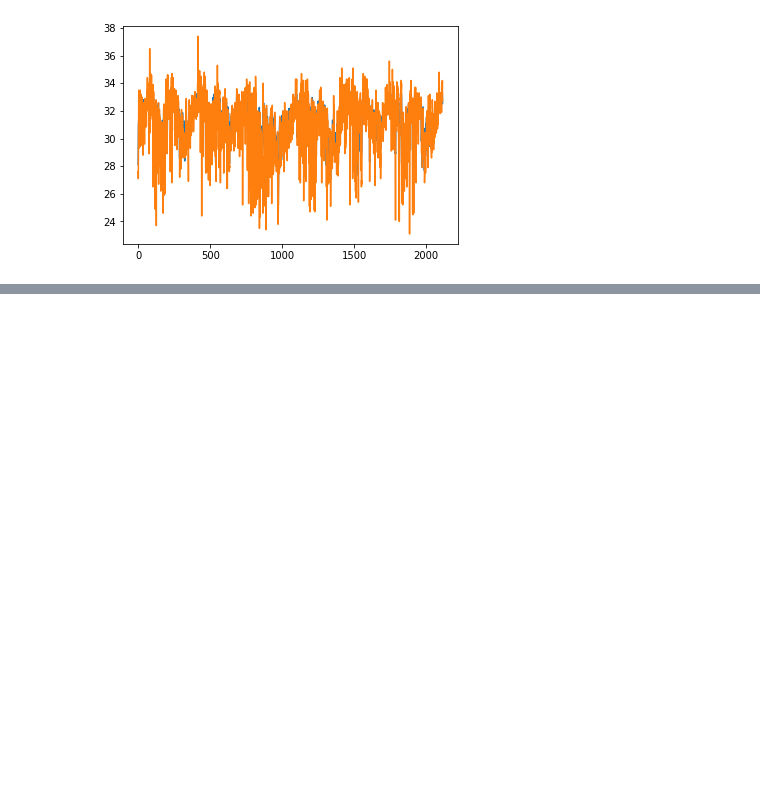
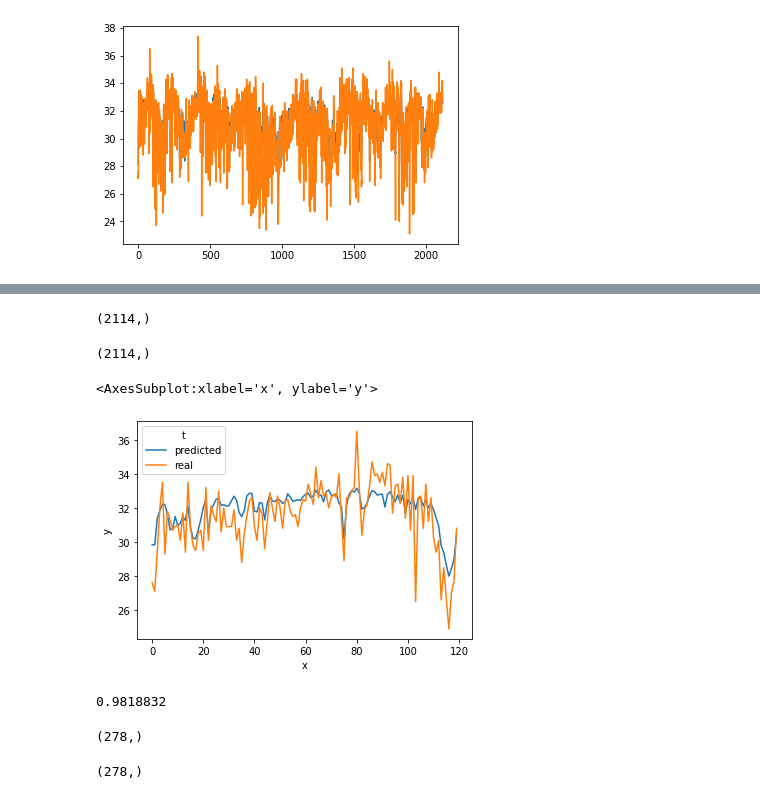
Before and after one commit to chiahsun/problem_solving, a Jupyter notebook: kaggle/weather-dataset-rattle-package/SimpleRNN.ipynb, the cells around one changed output, grey strips where cells are left out. Drawn from its saved outputs; the diff is of its cells as text; code cells hidden in the pictures; blank space fills up the shorter version.

Commit message:
Add LSTM

```diff
--- a/kaggle/weather-dataset-rattle-package/SimpleRNN.ipynb
+++ b/kaggle/weather-dataset-rattle-package/SimpleRNN.ipynb
@@ -438,0 +487,13 @@ sns.lineplot(data = C, x = 'x', y = 'y', hue = 't')
+# %%
+model = keras.models.Sequential([
+    keras.layers.LSTM(100, return_sequences = True, stateful = True, batch_input_shape = [1, None, input_shape]),
+    keras.layers.Dropout(0.3),
+    keras.layers.LSTM(100, return_sequences = True, stateful = True),
+    keras.layers.Dropout(0.3),
+    keras.layers.Dense(100),
+    keras.layers.BatchNormalization(),
+    keras.layers.Dense(1),
+#    keras.layers.Lambda(lambda x: x * 40.0),
+])
+
+model.summary()
@@ -438,0 +556,14 @@ sns.lineplot(data = C, x = 'x', y = 'y', hue = 't')
+# %%
+# TODO: use sequential_window_dataset and map?
+def sequential_window_x_only_dataset(series, window_size):
+    ds = tf.data.Dataset.from_tensor_slices(series)
+    ds = ds.window(window_size, shift = 1, drop_remainder = True)
+    ds = ds.flat_map(lambda w: w.batch(window_size))
+    ds = ds.batch(1).prefetch(1)
+    return ds
+
+ds = sequential_window_x_only_dataset(train, WINDOW_SIZE)
+print(ds.element_spec)
+
+model.reset_states()
+predicted_train = model.predict(ds)
@@ -438,0 +593,27 @@ sns.lineplot(data = C, x = 'x', y = 'y', hue = 't')
+# %%
+selected_predicted_train = tf.squeeze(
+    predicted_train[:,-1,:],
+    axis = -1,
+)
+print(selected_predicted_train.shape)
+# %% [output]
+(2114,)
+# %%
+real = train[WINDOW_SIZE-1:].to_numpy()[:,target_feature_pos]
+print(real.shape)
+# %% [output]
+(2114,)
+# %%
+predicted = selected_predicted_train
+end = 120
+A = pd.DataFrame({'x': range(len(predicted[:end])), 'y': predicted[:end], 't': 'predicted'})
+B = pd.DataFrame({'x': range(len(predicted[:end])), 'y': real[:end], 't': 'real'})
+C = pd.concat([A, B])
+sns.lineplot(data = C, x = 'x', y = 'y', hue = 't')
+# %% [output]
+<AxesSubplot:xlabel='x', ylabel='y'>
+[figure, added]
+# %%
+keras.metrics.mean_absolute_error(real, predicted).numpy()
+# %% [output]
+0.9818832
@@ -438,0 +624,13 @@ sns.lineplot(data = C, x = 'x', y = 'y', hue = 't')
+# %%
+selected_predicted_test = tf.squeeze(
+    predicted_test[:,-1,:],
+    axis = -1,
+)
+print(selected_predicted_test.shape)
+# %% [output]
+(278,)
+# %%
+real = test[WINDOW_SIZE-1:].to_numpy()[:,target_feature_pos]
+print(real.shape)
+# %% [output]
+(278,)
```
Also changed, not shown: parts of 16 cells of this notebook, 4 other files.
